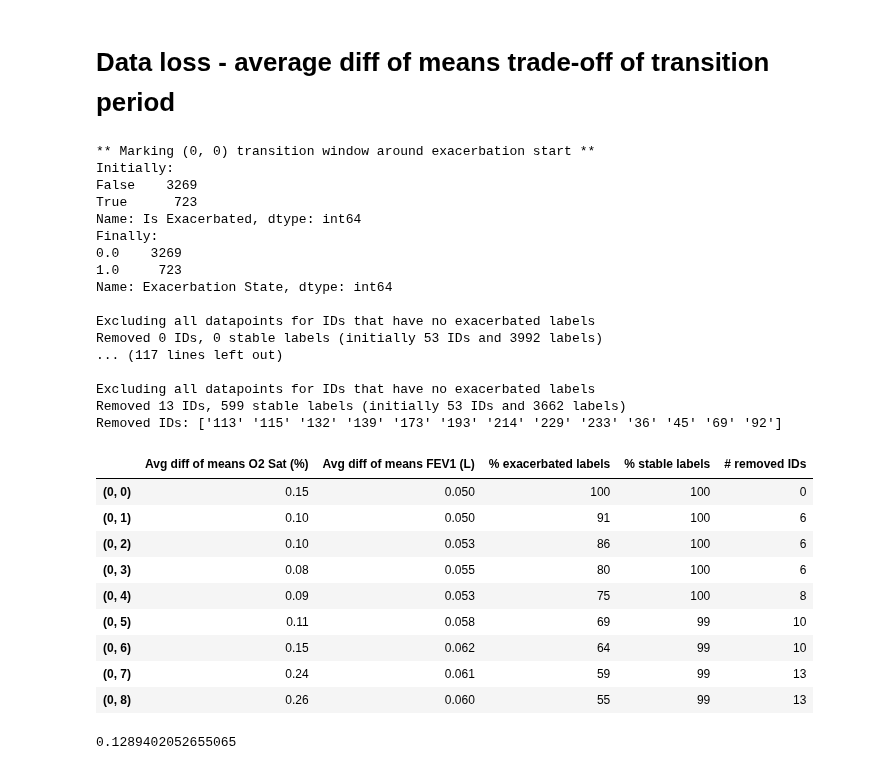
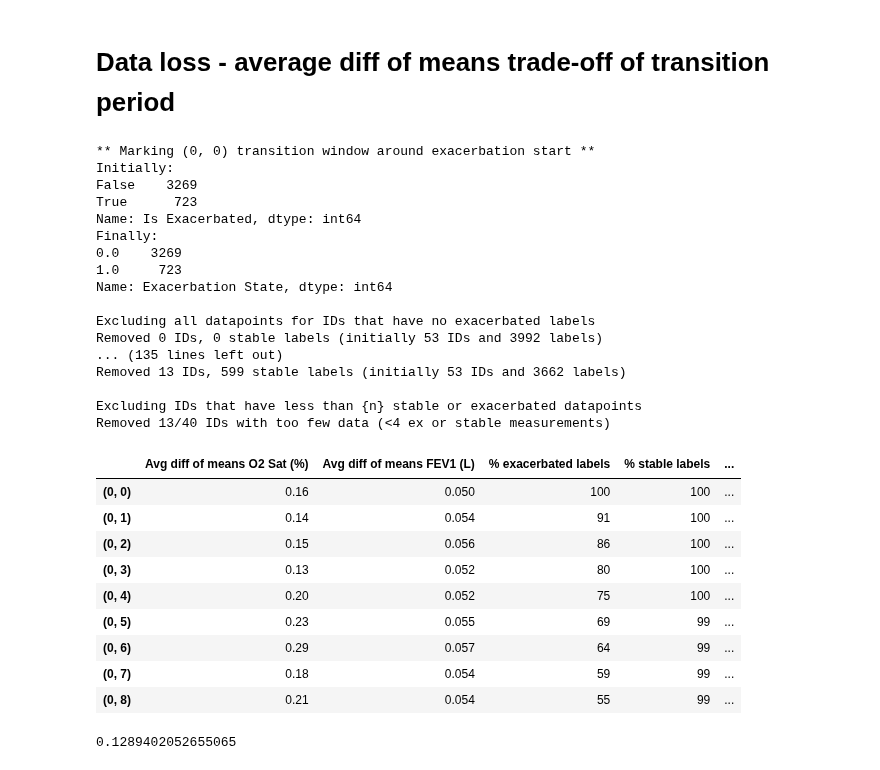
Before and after one commit to tristantreb/phd, a Jupyter notebook: src/data/2023-09-01_ex_labels_add_transition_period.ipynb, the cells around one changed output. Cells and saved outputs as stored; diff of their text form; code cells hidden in the pictures.

Commit message:
Add remove ids with less than n datapoints

```diff
--- a/src/data/2023-09-01_ex_labels_add_transition_period.ipynb
+++ b/src/data/2023-09-01_ex_labels_add_transition_period.ipynb
@@ -185,7 +185,8 @@ avg_diff_of_means_fev1 = np.array([])
 n_exacerbated = np.array([])
 n_stable = np.array([])
 n_transition = np.array([])
-n_removed_ids = np.array([])
+n_removed_ids_0_ex_labels = np.array([])
+n_ids_too_few_ex_labels = np.array([])
 
 for n_days_before, n_days_after in transition_params:
     O2_FEV1_processed = ex_labels_data.mark_ex_transition_period(
@@ -205,24 +206,33 @@ for n_days_before, n_days_after in transition_params:
     O2_FEV1_processed = ex_labels_data.exclude_IDs_where_no_ex_labels(
         O2_FEV1_processed[mask_excluding_transition]
     )
+    n_ids_remaining = len(O2_FEV1_processed.ID.unique())
 
-    n_removed_ids = np.append(
-        n_removed_ids,
-        len(O2_FEV1_with_ex_labels.ID.unique()) - len(O2_FEV1_processed.ID.unique()),
+    n_removed_ids_0_ex_labels = np.append(
+        n_removed_ids_0_ex_labels,
+        len(O2_FEV1_with_ex_labels.ID.unique()) - n_ids_remaining,
     )
 
-    removed_ids = np.setdiff1d(
-        O2_FEV1_with_ex_labels.ID.unique(), O2_FEV1_processed.ID.unique()
+    O2_FEV1_processed = ex_labels_data.at_least_n_datapoints(O2_FEV1_processed, 4)
+
+    n_ids_too_few_ex_labels = np.append(
+        n_ids_too_few_ex_labels, n_ids_remaining - len(O2_FEV1_processed.ID.unique())
     )
-    print(f"Removed IDs: {removed_ids}")
+
+    # removed_ids = np.setdiff1d(
+    #     O2_FEV1_with_ex_labels.ID.unique(), O2_FEV1_processed.ID.unique()
+    # )
+    # print(f"Removed IDs with no : {removed_ids}")
 
     avg_diff_of_mean_o2 = factors_data.get_avg_diff_of_means(
-        O2_FEV1_processed, "O2 Saturation", "Is Exacerbated"
+        O2_FEV1_processed,
+        "O2 Saturation",
+        "Is Exacerbated",
     )
     avg_diff_of_means_o2 = np.append(avg_diff_of_means_o2, avg_diff_of_mean_o2)
 
     avg_diff_of_mean_fev1 = factors_data.get_avg_diff_of_means(
-        O2_FEV1_processed, "FEV1", "Exacerbation State"
+        O2_FEV1_processed, "FEV1", "Is Exacerbated"
     )
     avg_diff_of_means_fev1 = np.append(avg_diff_of_means_fev1, avg_diff_of_mean_fev1)
 
@@ -239,7 +249,8 @@ df_avg_diff_of_means = pd.DataFrame(
             n_exacerbated,
             n_transition,
             n_stable,
-            n_removed_ids,
+            n_removed_ids_0_ex_labels,
+            n_ids_too_few_ex_labels,
         ]
     ).T,
     columns=[
@@ -248,7 +259,8 @@ df_avg_diff_of_means = pd.DataFrame(
         "# exacerbated labels",
         "# transition labels",
         "# stable labels",
-        "# removed IDs",
+        "# removed IDs (0 ex labels)",
+        "# removed IDs (too few data)",
     ],
     index=transition_params,
 )
@@ -263,61 +275,64 @@ df_avg_diff_of_means["# transition labels"] = df_avg_diff_of_means[
 df_avg_diff_of_means["# stable labels"] = df_avg_diff_of_means[
     "# stable labels"
 ].astype(int)
-df_avg_diff_of_means["# removed IDs"] = df_avg_diff_of_means["# removed IDs"].astype(
-    int
-)
+df_avg_diff_of_means["# removed IDs (0 ex labels)"] = df_avg_diff_of_means[
+    "# removed IDs (0 ex labels)"
+].astype(int)
+df_avg_diff_of_means["# removed IDs (too few data)"] = df_avg_diff_of_means[
+    "# removed IDs (too few data)"
+].astype(int)
+
 
 # Compute relative amount of exacerbated labels
 n_ex_labels_init = O2_FEV1_with_ex_labels["Is Exacerbated"].sum()
 df_avg_diff_of_means["% exacerbated labels"] = (
-    df_avg_diff_of_means["# exacerbated labels"]
-    / n_ex_labels_init
-    * 100
+    df_avg_diff_of_means["# exacerbated labels"] / n_ex_labels_init * 100
 ).astype(int)
 # Same of stable labels
 n_stable_labels_init = O2_FEV1_with_ex_labels.shape[0] - n_ex_labels_init
 df_avg_diff_of_means["% stable labels"] = (
     df_avg_diff_of_means["# stable labels"] / n_stable_labels_init * 100
 ).astype(int)
 
 # Select all columns except for # exacerbated labels, # transition labels, # stable labels
 df_avg_diff_of_means[
     [
         "Avg diff of means O2 Sat (%)",
         "Avg diff of means FEV1 (L)",
         "% exacerbated labels",
         "% stable labels",
-        "# removed IDs",
+        "# removed IDs (0 ex labels)",
+        "# removed IDs (too few data)",
     ]
 ]
 # %% [output]
 ** Marking (0, 0) transition window around exacerbation start **
 Initially:
 False    3269
 True      723
 Name: Is Exacerbated, dtype: int64
 Finally:
 0.0    3269
 1.0     723
 Name: Exacerbation State, dtype: int64
 
 Excluding all datapoints for IDs that have no exacerbated labels
 Removed 0 IDs, 0 stable labels (initially 53 IDs and 3992 labels)
-... (117 lines left out)
+... (135 lines left out)
+Removed 13 IDs, 599 stable labels (initially 53 IDs and 3662 labels)
 
-Excluding all datapoints for IDs that have no exacerbated labels
-Removed 13 IDs, 599 stable labels (initially 53 IDs and 3662 labels)
-Removed IDs: ['113' '115' '132' '139' '173' '193' '214' '229' '233' '36' '45' '69' '92']
+Excluding IDs that have less than {n} stable or exacerbated datapoints
+Removed 13/40 IDs with too few data (<4 ex or stable measurements)
-|  | Avg diff of means O2 Sat (%) | Avg diff of means FEV1 (L) | % exacerbated labels | % stable labels | # removed IDs |
-| (0, 0) | 0.15 | 0.050 | 100 | 100 | 0 |
-| (0, 1) | 0.10 | 0.050 | 91 | 100 | 6 |
-| (0, 2) | 0.10 | 0.053 | 86 | 100 | 6 |
-| (0, 3) | 0.08 | 0.055 | 80 | 100 | 6 |
-| (0, 4) | 0.09 | 0.053 | 75 | 100 | 8 |
-| (0, 5) | 0.11 | 0.058 | 69 | 99 | 10 |
-| (0, 6) | 0.15 | 0.062 | 64 | 99 | 10 |
-| (0, 7) | 0.24 | 0.061 | 59 | 99 | 13 |
-| (0, 8) | 0.26 | 0.060 | 55 | 99 | 13 |
+|  | Avg diff of means O2 Sat (%) | Avg diff of means FEV1 (L) | % exacerbated labels | % stable labels | ... |
+| (0, 0) | 0.16 | 0.050 | 100 | 100 | ... |
+| (0, 1) | 0.14 | 0.054 | 91 | 100 | ... |
+| (0, 2) | 0.15 | 0.056 | 86 | 100 | ... |
+| (0, 3) | 0.13 | 0.052 | 80 | 100 | ... |
+| (0, 4) | 0.20 | 0.052 | 75 | 100 | ... |
+| (0, 5) | 0.23 | 0.055 | 69 | 99 | ... |
+| (0, 6) | 0.29 | 0.057 | 64 | 99 | ... |
+| (0, 7) | 0.18 | 0.054 | 59 | 99 | ... |
+| (0, 8) | 0.21 | 0.054 | 55 | 99 | ... |
 # %%
 # Get avg diff of means for IDs '113' '115' '139' '173' '229' '92'
 # Get IDs
```
Also changed, not shown: parts of 5 cells of this notebook, 2 other files.
